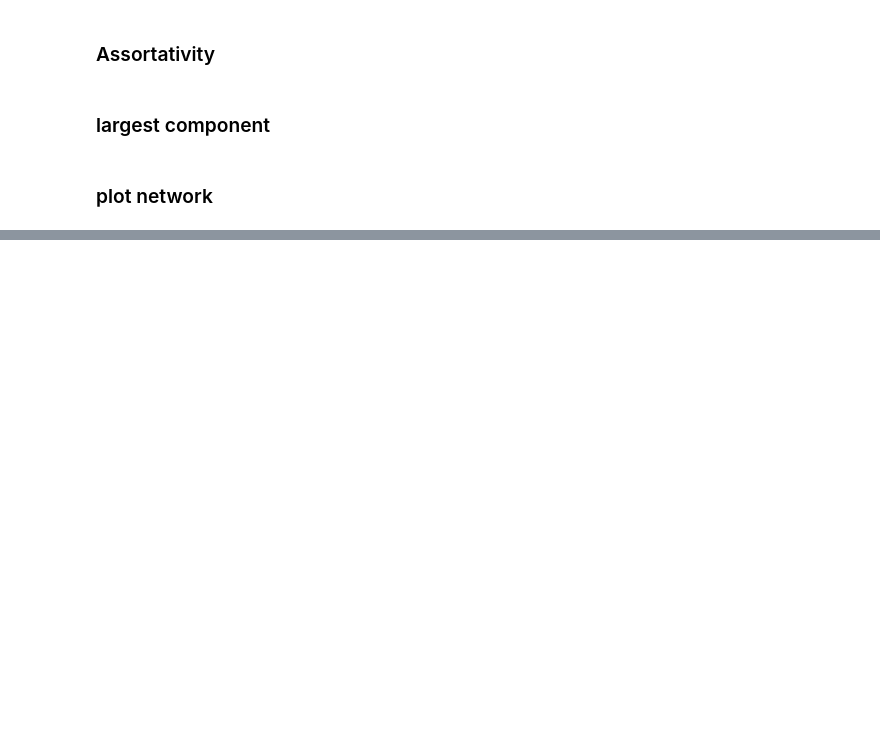
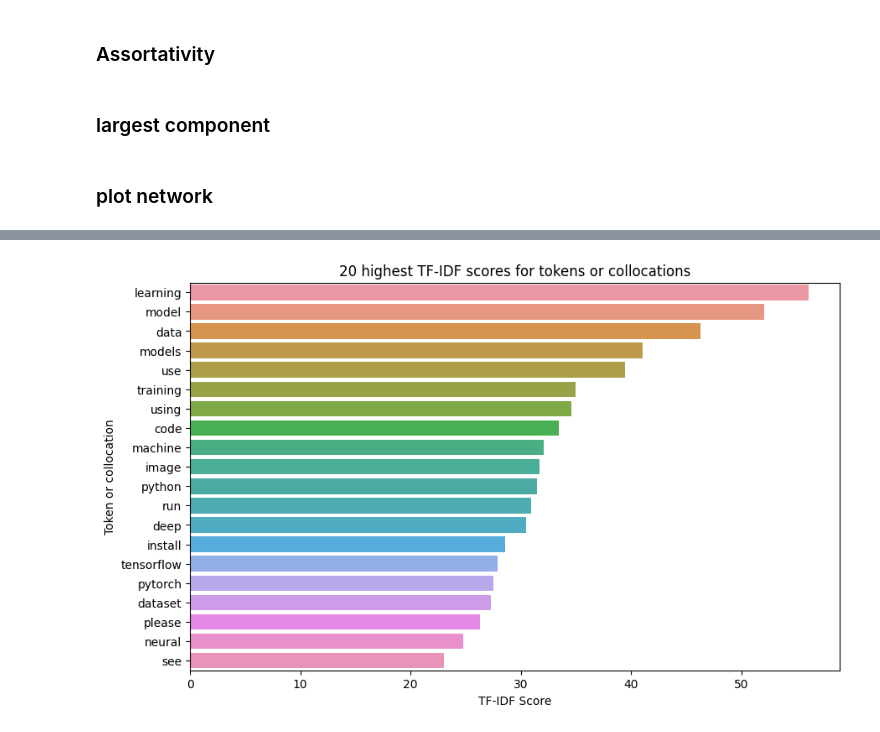
Before and after one commit to Valdehh/CSS_Group4.github.io, a Jupyter notebook: explainer_notebook.ipynb, the cells around one changed output, grey strips where cells are left out. Drawn from its saved outputs; the diff is of its cells as text; code cells hidden in the pictures; blank space fills up the shorter version.

```diff
--- a/explainer_notebook.ipynb
+++ b/explainer_notebook.ipynb
@@ -738,0 +1229,24 @@ nw.draw_netwulf(stylized_network)
+# %%
+# Convert the lists of tokens back to strings
+tokens_mwe_str = df_repositories_readme_english['tokens_mwe'].apply(' '.join)
+
+# Initialize the TfidfVectorizer
+vectorizer = TfidfVectorizer()
+
+# Compute the TF-IDF scores for 'tokens_mwe'
+X = vectorizer.fit_transform(tokens_mwe_str)
+feature_names = vectorizer.get_feature_names_out()
+tfidf_scores_mwe = pd.Series(X.sum(axis=0).A1, index=feature_names)
+
+# Get the 20 highest TF-IDF scores for 'tokens_mwe'
+highest_tfidf_mwe = tfidf_scores_mwe.nlargest(20)
+
+# Plot the 20 highest TF-IDF scores for 'tokens_mwe'
+plt.figure(figsize=(10, 6))
+sns.barplot(x=highest_tfidf_mwe, y=highest_tfidf_mwe.index)
+plt.xlabel('TF-IDF Score')
+plt.ylabel('Token or collocation')
+plt.title('20 highest TF-IDF scores for tokens or collocations')
+plt.show()
+# %% [output]
+[figure, added]
```
Also changed, not shown: parts of 52 cells of this notebook.
